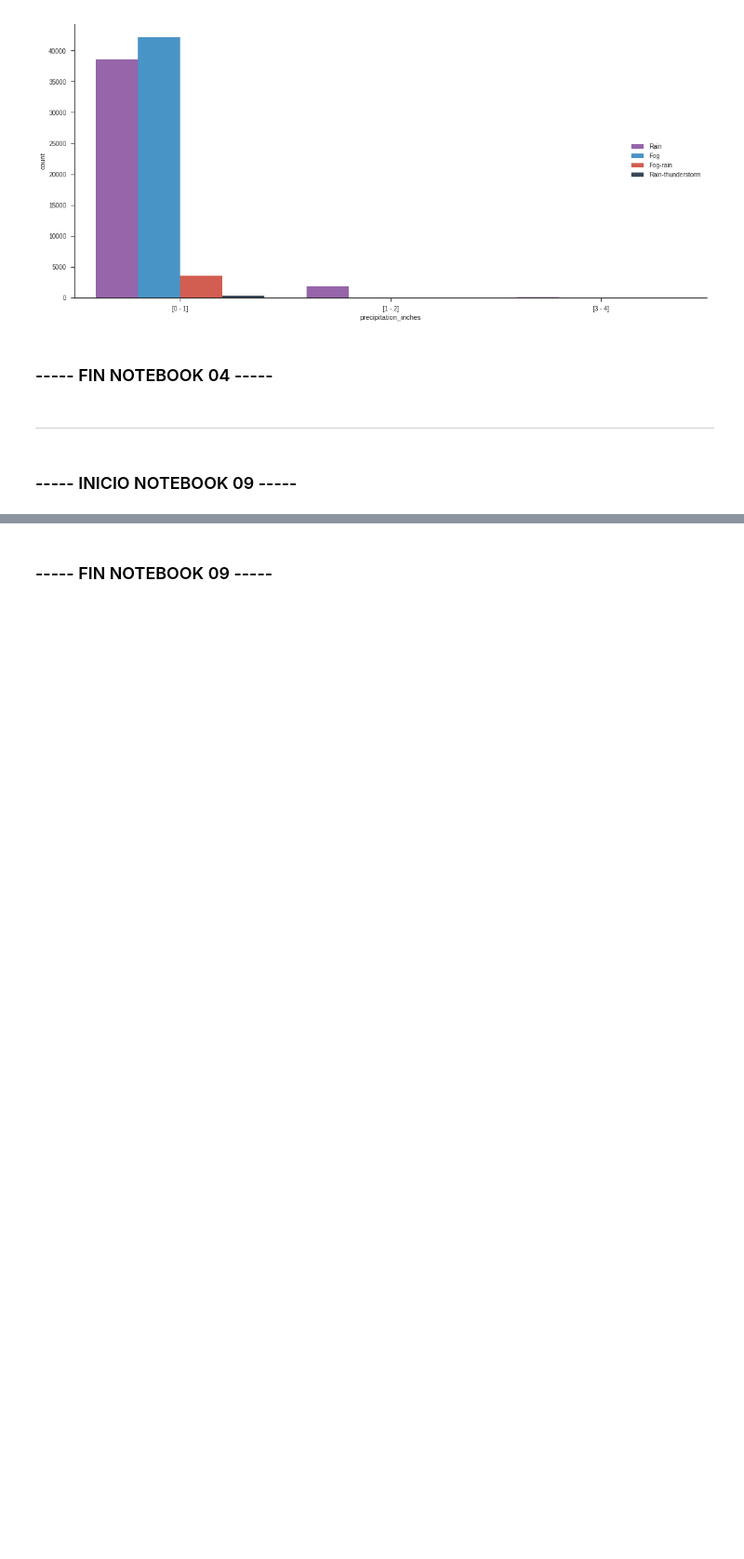
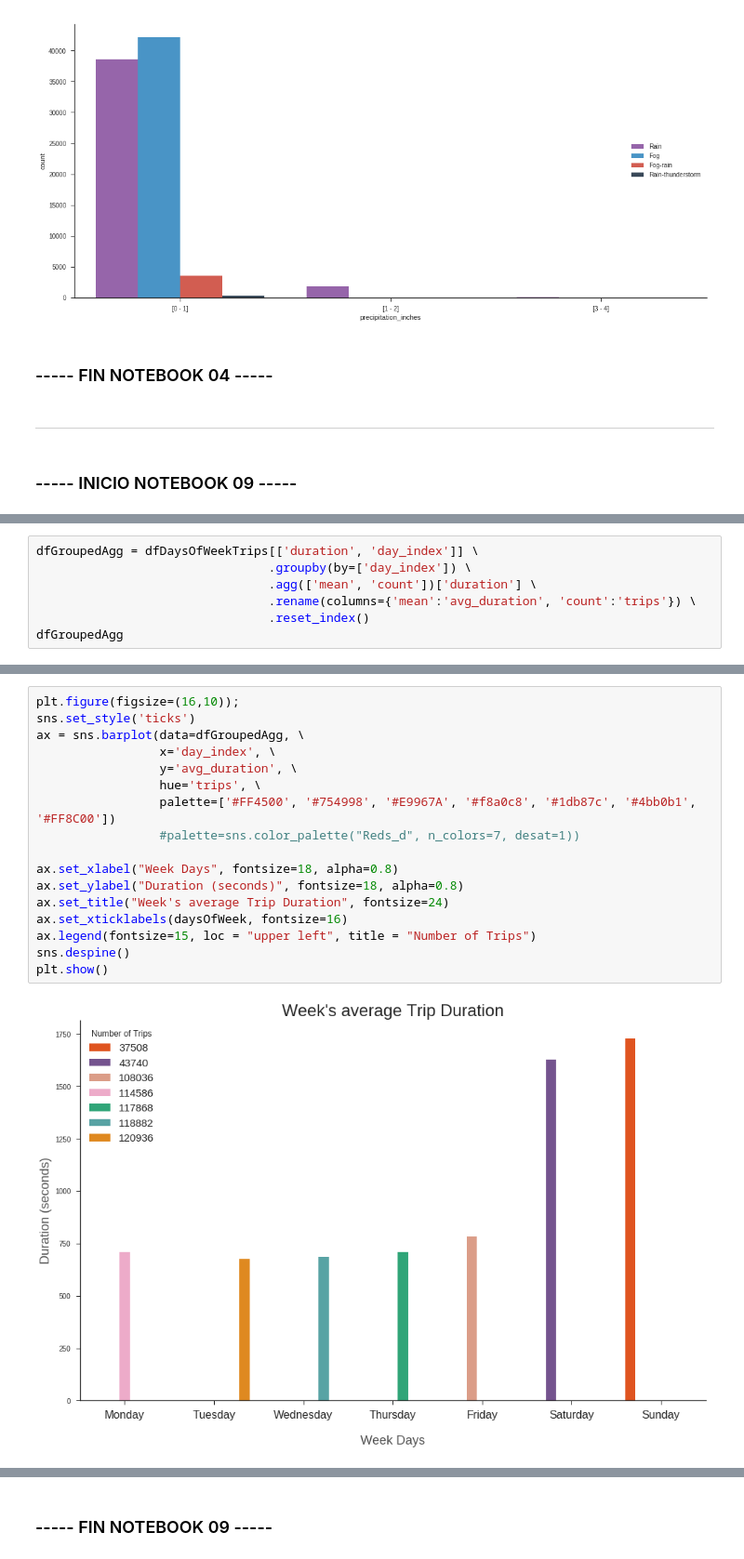
Before and after one commit to fpenovi/SFbikeTravelDuration, a Jupyter notebook: notebooks/00 - kernel.ipynb, the cells around one changed output, grey strips where cells are left out. Shown at 93% size. Cells and saved outputs as stored; diff of their text form; blank space fills up the shorter version.

```diff
--- a/notebooks/00 - kernel.ipynb
+++ b/notebooks/00 - kernel.ipynb
@@ -951,0 +1000,7 @@ ___
+# %%
+dfGroupedAgg = dfDaysOfWeekTrips[['duration', 'day_index']] \
+                                .groupby(by=['day_index']) \
+                                .agg(['mean', 'count'])['duration'] \
+                                .rename(columns={'mean':'avg_duration', 'count':'trips'}) \
+                                .reset_index()
+dfGroupedAgg
@@ -951,0 +1016,19 @@ ___
+# %%
+plt.figure(figsize=(16,10));
+sns.set_style('ticks')
+ax = sns.barplot(data=dfGroupedAgg, \
+                 x='day_index', \
+                 y='avg_duration', \
+                 hue='trips', \
+                 palette=['#FF4500', '#754998', '#E9967A', '#f8a0c8', '#1db87c', '#4bb0b1', '#FF8C00'])
+                 #palette=sns.color_palette("Reds_d", n_colors=7, desat=1))
+
+ax.set_xlabel("Week Days", fontsize=18, alpha=0.8)
+ax.set_ylabel("Duration (seconds)", fontsize=18, alpha=0.8)
+ax.set_title("Week's average Trip Duration", fontsize=24)
+ax.set_xticklabels(daysOfWeek, fontsize=16)
+ax.legend(fontsize=15, loc = "upper left", title = "Number of Trips")
+sns.despine()
+plt.show()
+# %% [output]
+[figure, added]
```
Also changed, not shown: parts of 7 cells of this notebook.
